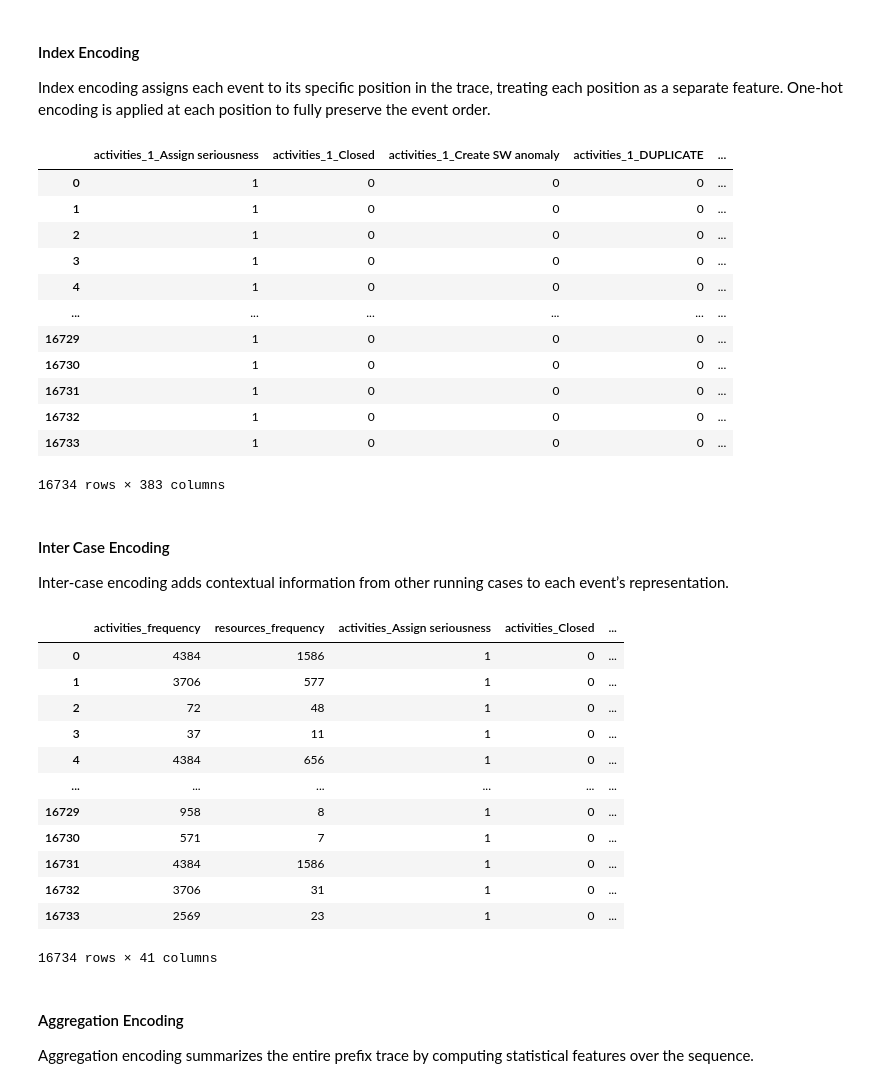
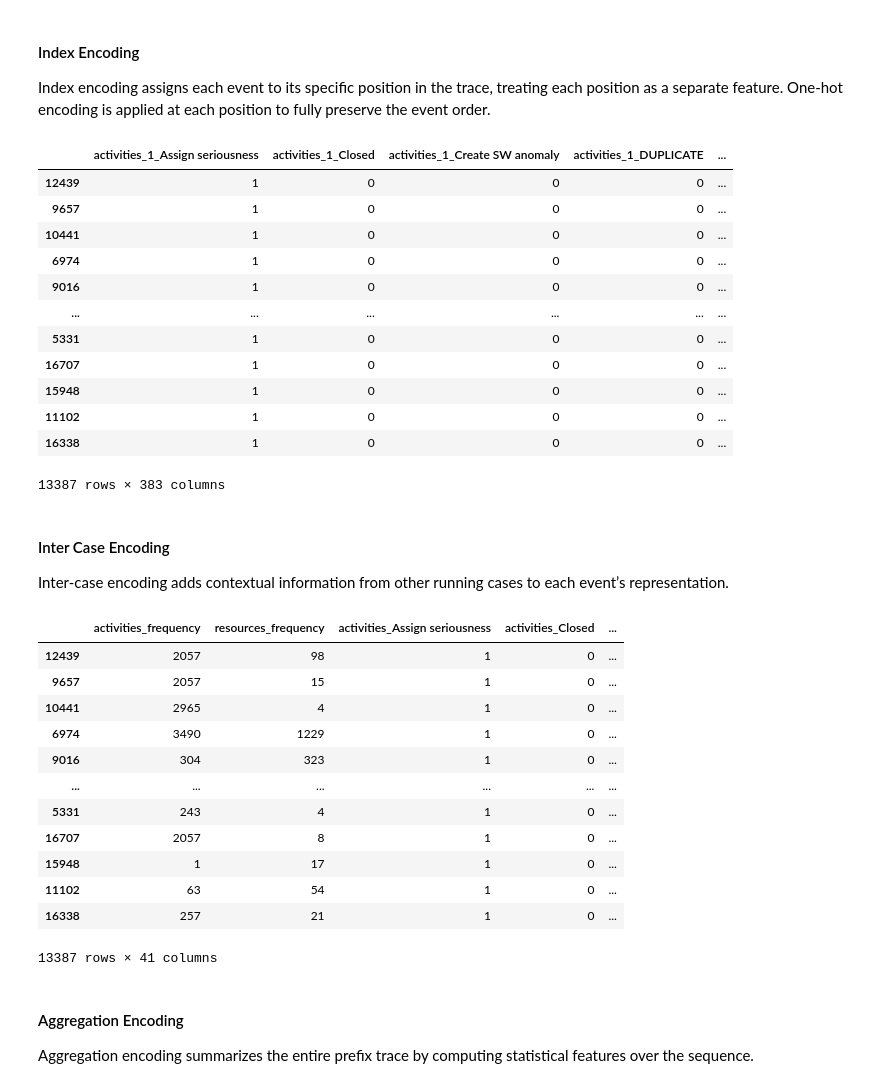
Before and after one commit to LorenzoCirac/Encodings-for-Next-Step-Activity-Prediction, a Jupyter notebook: Encodings for Next Step Activity Prediction.ipynb, the cells around one changed output. Saved outputs shown, nothing was run; the diff lists cells and outputs as text; code cells hidden in the pictures.

```diff
--- a/Encodings for Next Step Activity Prediction.ipynb
+++ b/Encodings for Next Step Activity Prediction.ipynb
@@ -256,12 +256,15 @@ df
 <h3>Feature Selection</h3>
 # %%
 from sklearn.preprocessing import LabelEncoder
+from sklearn.model_selection import train_test_split
 
 X = df.drop(columns = ["case_id", "next_activity"])
 y = df["next_activity"]
 
 le = LabelEncoder()
 y = le.fit_transform(df["next_activity"])
+
+X_train, X_test, y_train, y_test = train_test_split(X, y, test_size=0.2, random_state=RANDOM_STATE)
 # %%
 X
 # %% [output]
@@ -428,19 +455,19 @@ def index_encoding(X, max_length=MAX_CASE_LENGTH):
 # %%
-index_encoding(X)
+index_encoding(X_train, X_test)[0]
 # %% [output]
 |  | activities_1_Assign seriousness | activities_1_Closed | activities_1_Create SW anomaly | activities_1_DUPLICATE | ... |
-| 0 | 1 | 0 | 0 | 0 | ... |
-| 1 | 1 | 0 | 0 | 0 | ... |
-| 2 | 1 | 0 | 0 | 0 | ... |
-| 3 | 1 | 0 | 0 | 0 | ... |
-| 4 | 1 | 0 | 0 | 0 | ... |
+| 12439 | 1 | 0 | 0 | 0 | ... |
+| 9657 | 1 | 0 | 0 | 0 | ... |
+| 10441 | 1 | 0 | 0 | 0 | ... |
+| 6974 | 1 | 0 | 0 | 0 | ... |
+| 9016 | 1 | 0 | 0 | 0 | ... |
 | ... | ... | ... | ... | ... | ... |
-| 16729 | 1 | 0 | 0 | 0 | ... |
-| 16730 | 1 | 0 | 0 | 0 | ... |
-| 16731 | 1 | 0 | 0 | 0 | ... |
-| 16732 | 1 | 0 | 0 | 0 | ... |
-| 16733 | 1 | 0 | 0 | 0 | ... |
+| 5331 | 1 | 0 | 0 | 0 | ... |
+| 16707 | 1 | 0 | 0 | 0 | ... |
+| 15948 | 1 | 0 | 0 | 0 | ... |
+| 11102 | 1 | 0 | 0 | 0 | ... |
+| 16338 | 1 | 0 | 0 | 0 | ... |
-16734 rows × 383 columns
+13387 rows × 383 columns
 # %% [markdown]
 <h4>Inter Case Encoding</h4>
 <p>Inter-case encoding adds contextual information from other running cases to each event’s representation.</p>
@@ -482,19 +522,19 @@ def inter_case_encoding(X):
 # %%
-inter_case_encoding(X)
+inter_case_encoding(X_train, X_test)[0]
 # %% [output]
 |  | activities_frequency | resources_frequency | activities_Assign seriousness | activities_Closed | ... |
-| 0 | 4384 | 1586 | 1 | 0 | ... |
-| 1 | 3706 | 577 | 1 | 0 | ... |
-| 2 | 72 | 48 | 1 | 0 | ... |
-| 3 | 37 | 11 | 1 | 0 | ... |
-| 4 | 4384 | 656 | 1 | 0 | ... |
+| 12439 | 2057 | 98 | 1 | 0 | ... |
+| 9657 | 2057 | 15 | 1 | 0 | ... |
+| 10441 | 2965 | 4 | 1 | 0 | ... |
+| 6974 | 3490 | 1229 | 1 | 0 | ... |
+| 9016 | 304 | 323 | 1 | 0 | ... |
 | ... | ... | ... | ... | ... | ... |
-| 16729 | 958 | 8 | 1 | 0 | ... |
-| 16730 | 571 | 7 | 1 | 0 | ... |
-| 16731 | 4384 | 1586 | 1 | 0 | ... |
-| 16732 | 3706 | 31 | 1 | 0 | ... |
-| 16733 | 2569 | 23 | 1 | 0 | ... |
+| 5331 | 243 | 4 | 1 | 0 | ... |
+| 16707 | 2057 | 8 | 1 | 0 | ... |
+| 15948 | 1 | 17 | 1 | 0 | ... |
+| 11102 | 63 | 54 | 1 | 0 | ... |
+| 16338 | 257 | 21 | 1 | 0 | ... |
-16734 rows × 41 columns
+13387 rows × 41 columns
 # %% [markdown]
 <h4>Aggregation Encoding</h4>
 <p>Aggregation encoding summarizes the entire prefix trace by computing statistical features over the sequence.</p>
```
Also changed, not shown: parts of 14 cells of this notebook.
